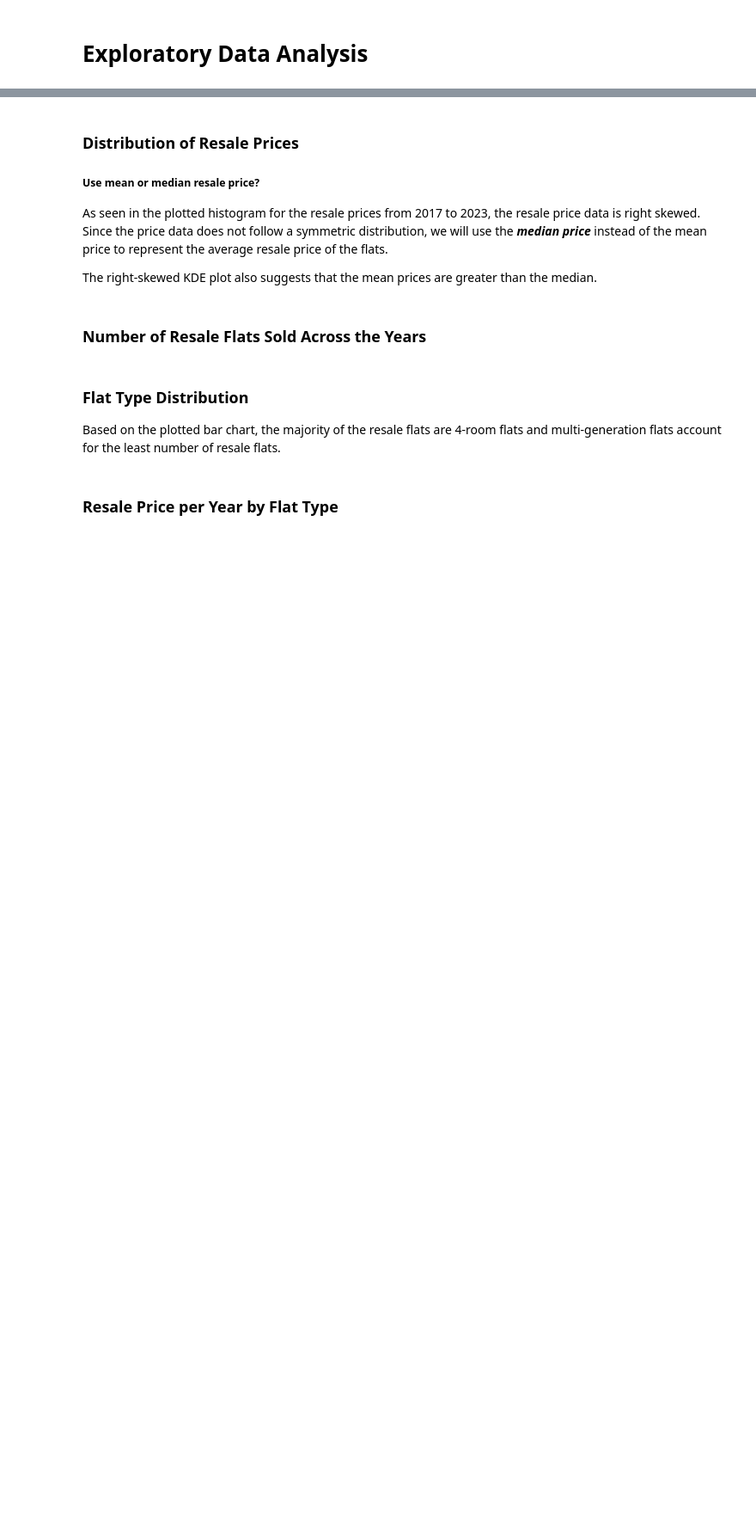
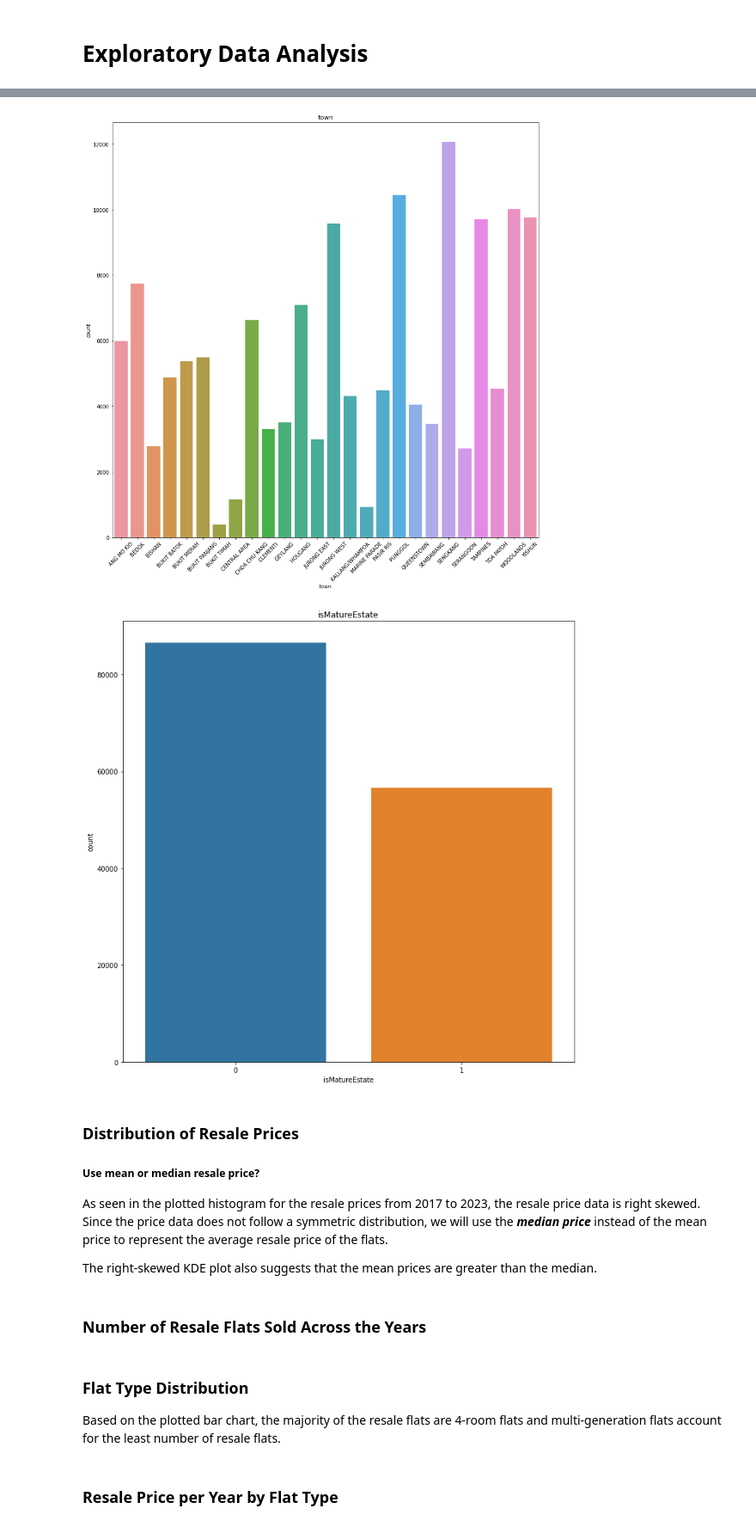
Before and after one commit to erlynnehazey/is424_hbd-resale-value, a Jupyter notebook: hdb_resale_prices_EDA.ipynb, the cells around one changed output, grey strips where cells are left out. Shown at 86% size. Drawn from its saved outputs; the diff is of its cells as text; code cells hidden in the pictures; blank space fills up the shorter version.

```diff
--- a/hdb_resale_prices_EDA.ipynb
+++ b/hdb_resale_prices_EDA.ipynb
@@ -62,3 +124,17 @@ hdb_resale_prices.describe()
+# %%
+fig, ax = plt.subplots(figsize=(15,15))
+sns.countplot(data=hdb_resale_prices, x="town", ax=ax)
+ax.set_title("town")
+plt.xticks(rotation=45)
+plt.show()
+
+fig, ax = plt.subplots(figsize=(12,12))
+sns.countplot(data=hdb_resale_prices, x="isMatureEstate", ax=ax)
+ax.set_title("isMatureEstate")
+plt.show()
+# %% [output]
+[figure, added]
+[figure, added]
 # %%
 hdb_resale_prices.hist(figsize=(20,20))
 # %% [markdown]
```
Also changed, not shown: parts of 4 cells of this notebook, 3 other files.
